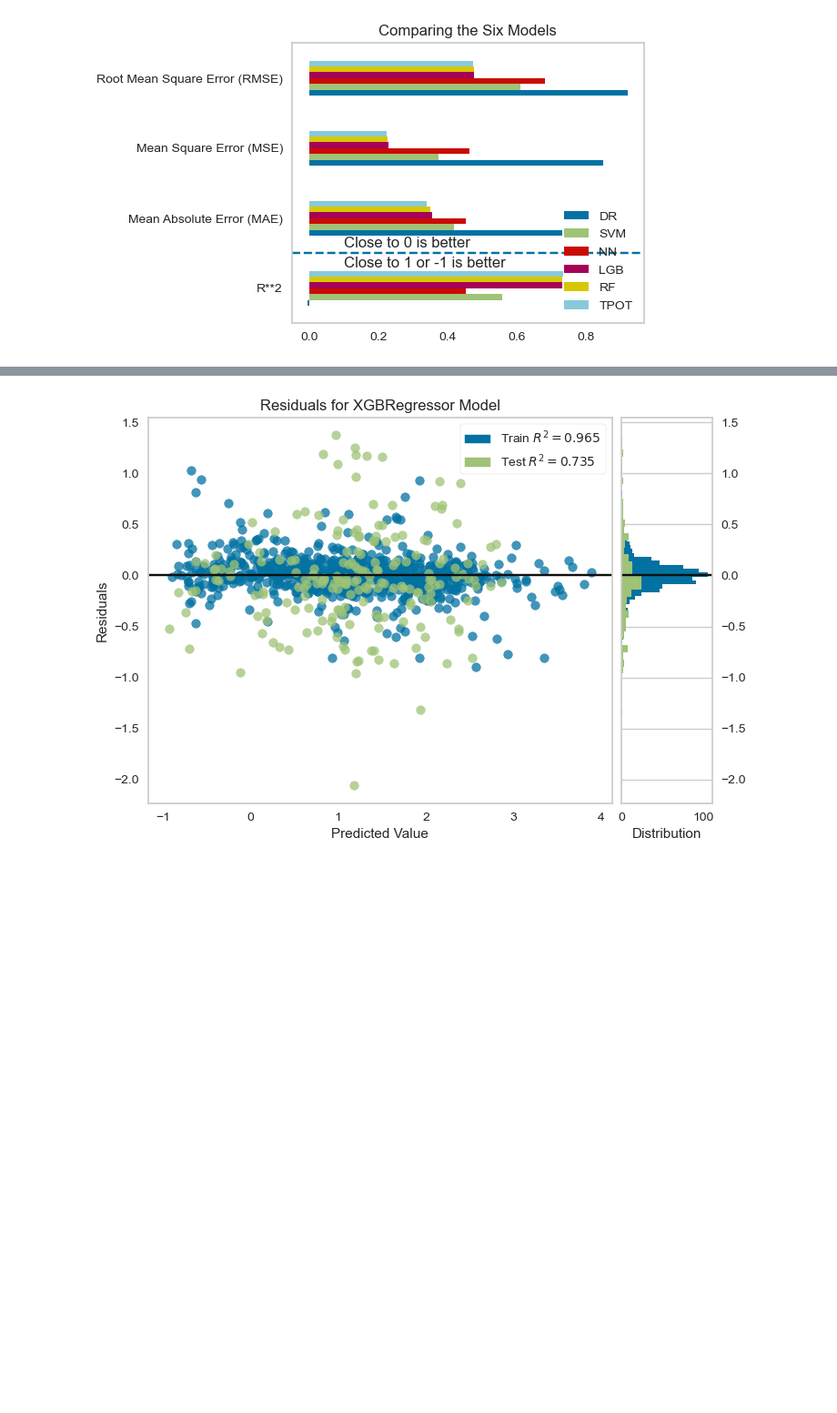
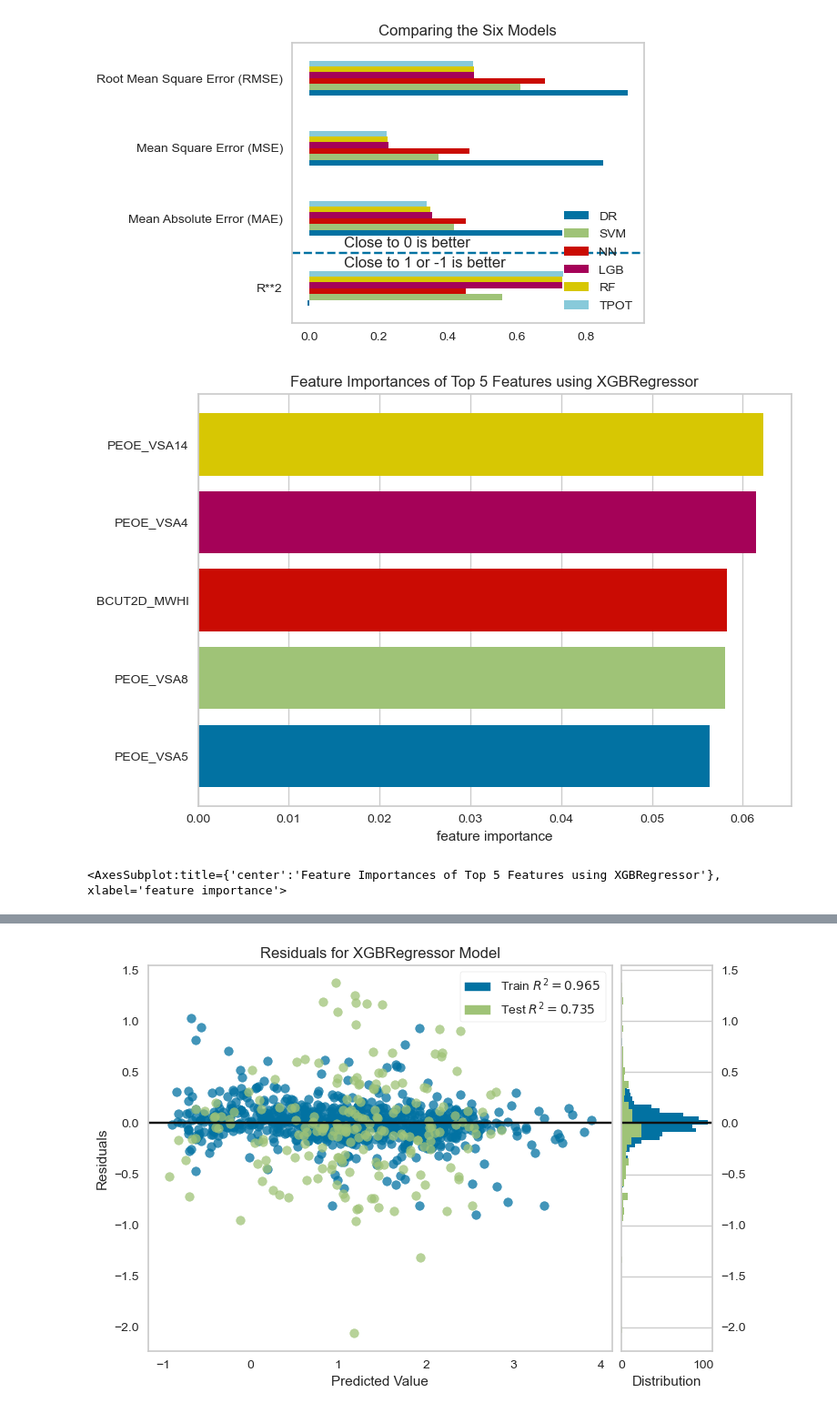
Before and after one commit to dmulysses/ml-regression-pkbhx, a Jupyter notebook: ml-regression-pkbhx.ipynb, the cells around one changed output, grey strips where cells are left out. Shown at 91% size. Cells and saved outputs as stored; diff of their text form; code cells hidden in the pictures; blank space fills up the shorter version.

```diff
--- a/ml-regression-pkbhx.ipynb
+++ b/ml-regression-pkbhx.ipynb
@@ -410,6 +400,15 @@ plt.axhline(y=0.5, linestyle='--')
 plt.show()
 # %% [output]
 [figure]
+# %%
+from yellowbrick.model_selection import FeatureImportances
+
+viz = FeatureImportances(exported_pipeline, relative=False, topn=5)
+viz.fit(X_train, y_train)
+viz.show()
+# %% [output]
+[figure, added]
+<AxesSubplot:title={'center':'Feature Importances of Top 5 Features using XGBRegressor'}, xlabel='feature importance'>
 # %%
 from yellowbrick.regressor import PredictionError
 
```
Also changed, not shown: parts of 9 cells of this notebook.
